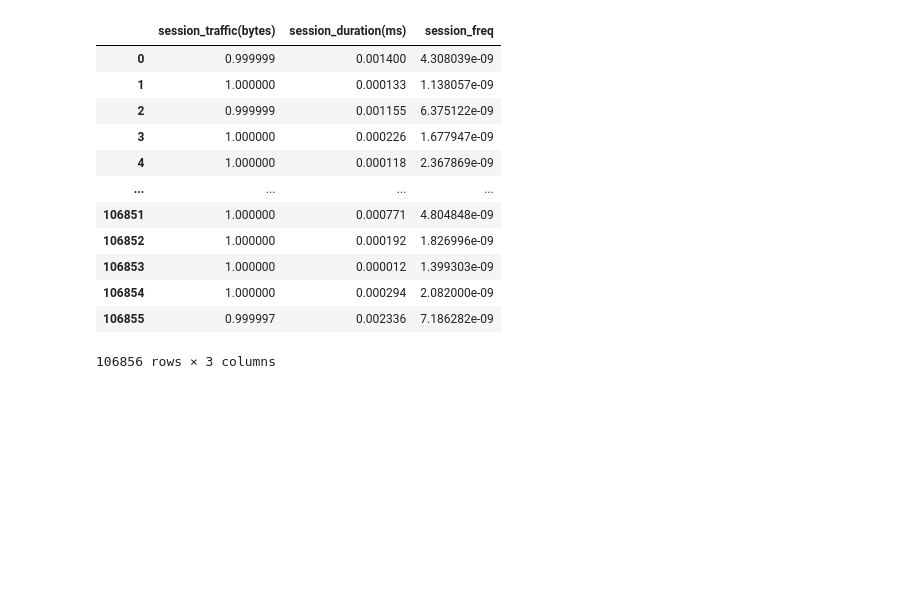
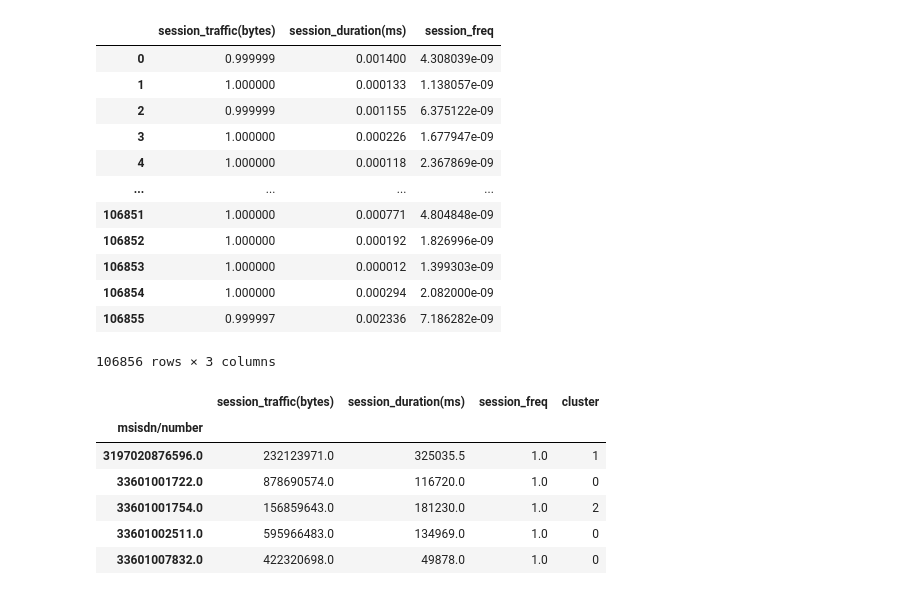
Before and after one commit to Nathnael12/Telecom_data_analysis, a Jupyter notebook: notebooks/UserEngagementAnalysis.ipynb, the cells around one changed output. Cells and saved outputs as stored; diff of their text form; code cells hidden in the pictures; blank space fills up the shorter version.

```diff
--- a/notebooks/UserEngagementAnalysis.ipynb
+++ b/notebooks/UserEngagementAnalysis.ipynb
@@ -320,3 +320,14 @@ centroids = kmeans.cluster_centers_
 # %%
 with open("../models/user_engamenet_metric_clustering_model.pkl", "wb") as f:
     pickle.dump(model, f)
+# %%
+cleaned_engagement_metric['cluster'] = model.predict(normalized_engagement_metric)
+cleaned_engagement_metric.head()
+# %% [output]
+|  | session_traffic(bytes) | session_duration(ms) | session_freq | cluster |
+| msisdn/number |  |  |  |  |
+| 3197020876596.0 | 232123971.0 | 325035.5 | 1.0 | 1 |
+| 33601001722.0 | 878690574.0 | 116720.0 | 1.0 | 0 |
+| 33601001754.0 | 156859643.0 | 181230.0 | 1.0 | 2 |
+| 33601002511.0 | 595966483.0 | 134969.0 | 1.0 | 0 |
+| 33601007832.0 | 422320698.0 | 49878.0 | 1.0 | 0 |
```
Also changed, not shown: parts of 5 cells of this notebook.
